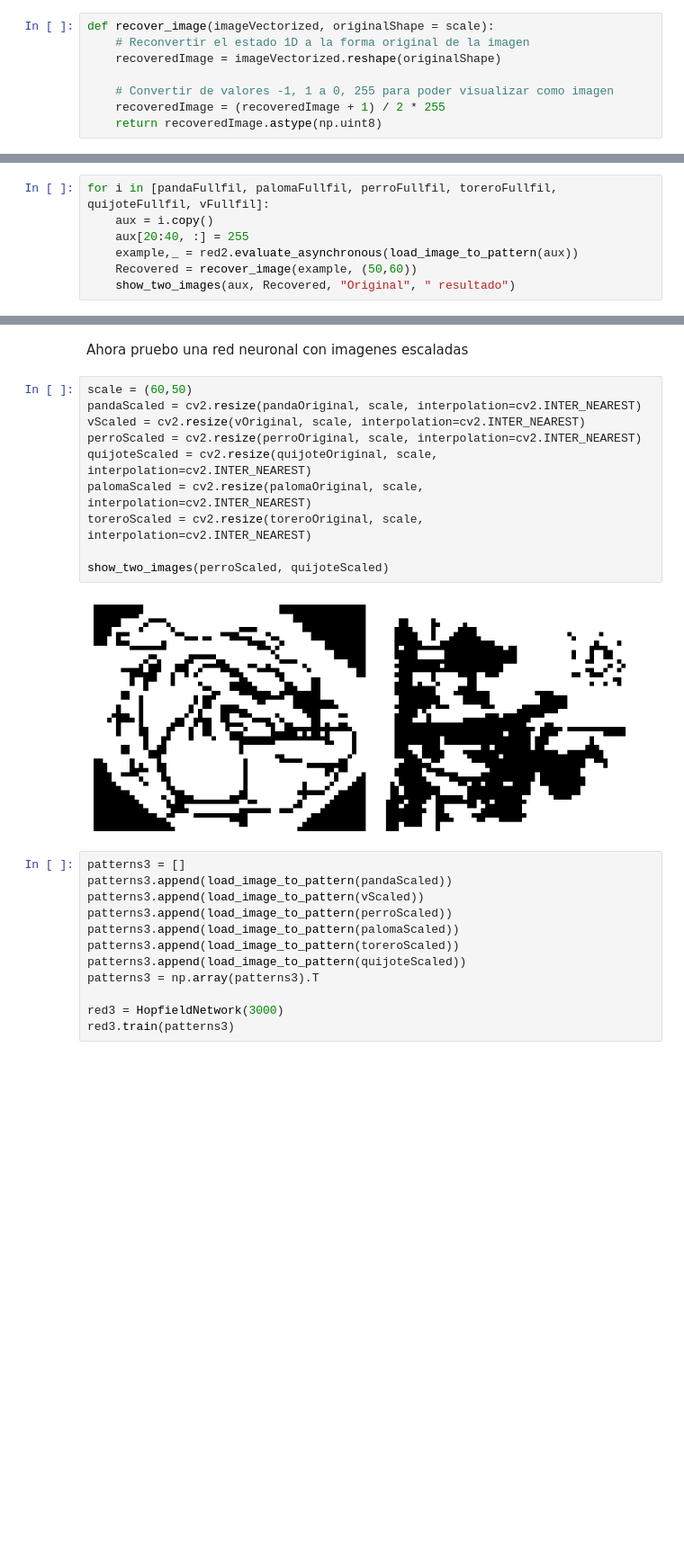
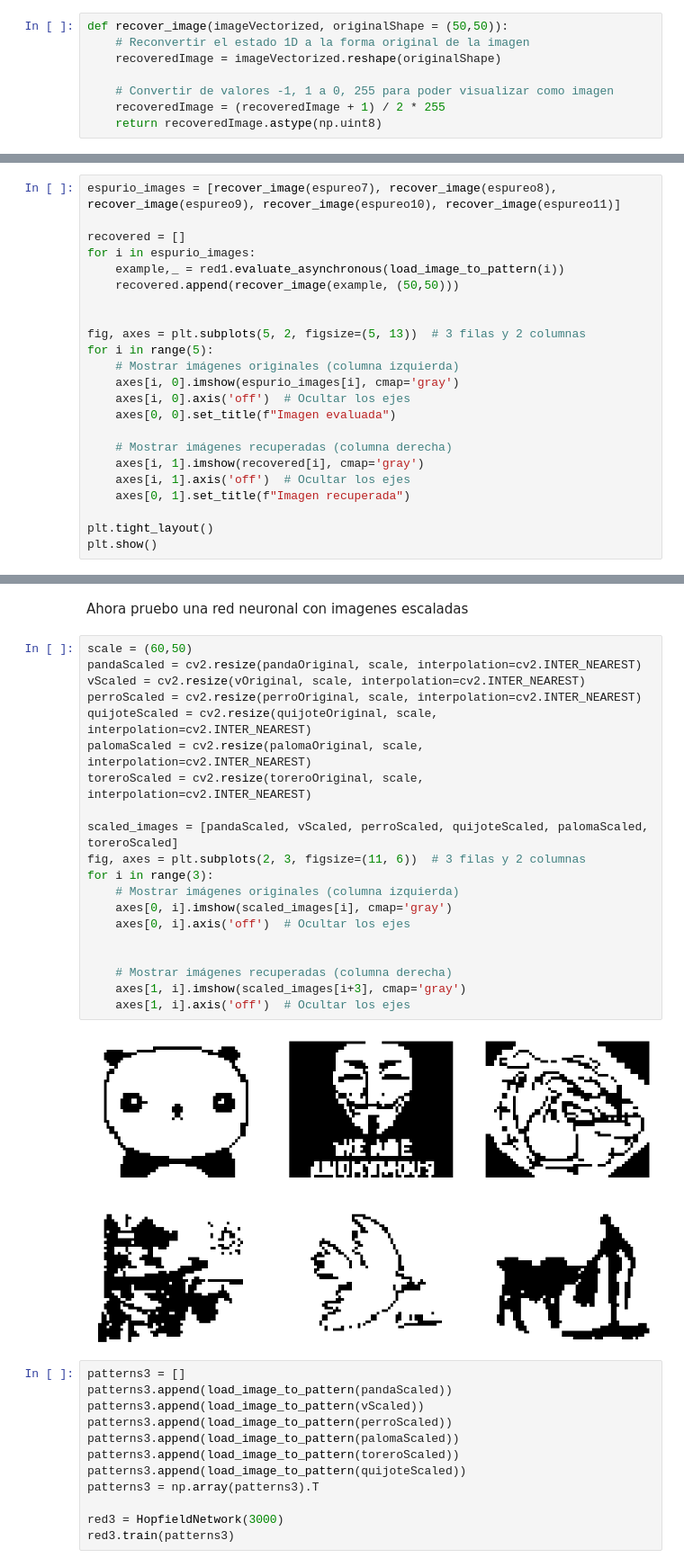
Before and after one commit to Milidoni0cris/Redes-Neuronales, a Jupyter notebook: TP1/TP1_RedesNeuronales.ipynb, the cells around one changed output, grey strips where cells are left out. Shown at 90% size. Saved outputs shown, nothing was run; the diff lists cells and outputs as text; blank space fills up the shorter version.

```diff
--- a/TP1/TP1_RedesNeuronales.ipynb
+++ b/TP1/TP1_RedesNeuronales.ipynb
@@ -102,7 +75,7 @@ def load_image_to_pattern(image):
     patron = (binary_image / 255.0) * 2 - 1 # Convertir la imagen binaria a valores -1 y 1
     return patron.flatten() # Me devuelve un arreglo unidimensional
 # %%
-def recover_image(imageVectorized, originalShape = scale):
+def recover_image(imageVectorized, originalShape = (50,50)):
     # Reconvertir el estado 1D a la forma original de la imagen
     recoveredImage = imageVectorized.reshape(originalShape)
 
@@ -387,0 +452,23 @@ show_two_images(perroRecortado, Recovered, "Perro - Modificado", "Perro - result
+# %%
+espurio_images = [recover_image(espureo7), recover_image(espureo8), recover_image(espureo9), recover_image(espureo10), recover_image(espureo11)]
+
+recovered = []
+for i in espurio_images:
+    example,_ = red1.evaluate_asynchronous(load_image_to_pattern(i))
+    recovered.append(recover_image(example, (50,50)))
+
+
+fig, axes = plt.subplots(5, 2, figsize=(5, 13))  # 3 filas y 2 columnas
+for i in range(5):
+    # Mostrar imágenes originales (columna izquierda)
+    axes[i, 0].imshow(espurio_images[i], cmap='gray')
+    axes[i, 0].axis('off')  # Ocultar los ejes
+    axes[0, 0].set_title(f"Imagen evaluada")
+
+    # Mostrar imágenes recuperadas (columna derecha)
+    axes[i, 1].imshow(recovered[i], cmap='gray')
+    axes[i, 1].axis('off')  # Ocultar los ejes
+    axes[0, 1].set_title(f"Imagen recuperada")
+
+plt.tight_layout()
+plt.show()
@@ -420,9 +511,2 @@ for i in [pandaFullfil, palomaFullfil, perroFullfil, toreroFullfil, quijoteFullf
 [figure]
 [figure]
-# %%
-for i in [pandaFullfil, palomaFullfil, perroFullfil, toreroFullfil, quijoteFullfil, vFullfil]:
-    aux = i.copy()
-    aux[20:40, :] = 255
-    example,_ = red2.evaluate_asynchronous(load_image_to_pattern(aux))
-    Recovered = recover_image(example, (50,60))
-    show_two_images(aux, Recovered, "Original", " resultado")
@@ -444,15 +515,25 @@ Ahora pruebo una red neuronal con imagenes escaladas
 # %%
 scale = (60,50)
 pandaScaled = cv2.resize(pandaOriginal, scale, interpolation=cv2.INTER_NEAREST)
 vScaled = cv2.resize(vOriginal, scale, interpolation=cv2.INTER_NEAREST)
 perroScaled = cv2.resize(perroOriginal, scale, interpolation=cv2.INTER_NEAREST)
 quijoteScaled = cv2.resize(quijoteOriginal, scale, interpolation=cv2.INTER_NEAREST)
 palomaScaled = cv2.resize(palomaOriginal, scale, interpolation=cv2.INTER_NEAREST)
 toreroScaled = cv2.resize(toreroOriginal, scale, interpolation=cv2.INTER_NEAREST)
 
-show_two_images(perroScaled, quijoteScaled)
+scaled_images = [pandaScaled, vScaled, perroScaled, quijoteScaled, palomaScaled, toreroScaled]
+fig, axes = plt.subplots(2, 3, figsize=(11, 6))  # 3 filas y 2 columnas
+for i in range(3):
+    # Mostrar imágenes originales (columna izquierda)
+    axes[0, i].imshow(scaled_images[i], cmap='gray')
+    axes[0, i].axis('off')  # Ocultar los ejes
+
+
+    # Mostrar imágenes recuperadas (columna derecha)
+    axes[1, i].imshow(scaled_images[i+3], cmap='gray')
+    axes[1, i].axis('off')  # Ocultar los ejes
 # %% [output]
-[figure, old version]
+[figure, new version]
 # %%
 patterns3 = []
 patterns3.append(load_image_to_pattern(pandaScaled))
```
Also changed, not shown: parts of 31 cells of this notebook, 7 other files.
